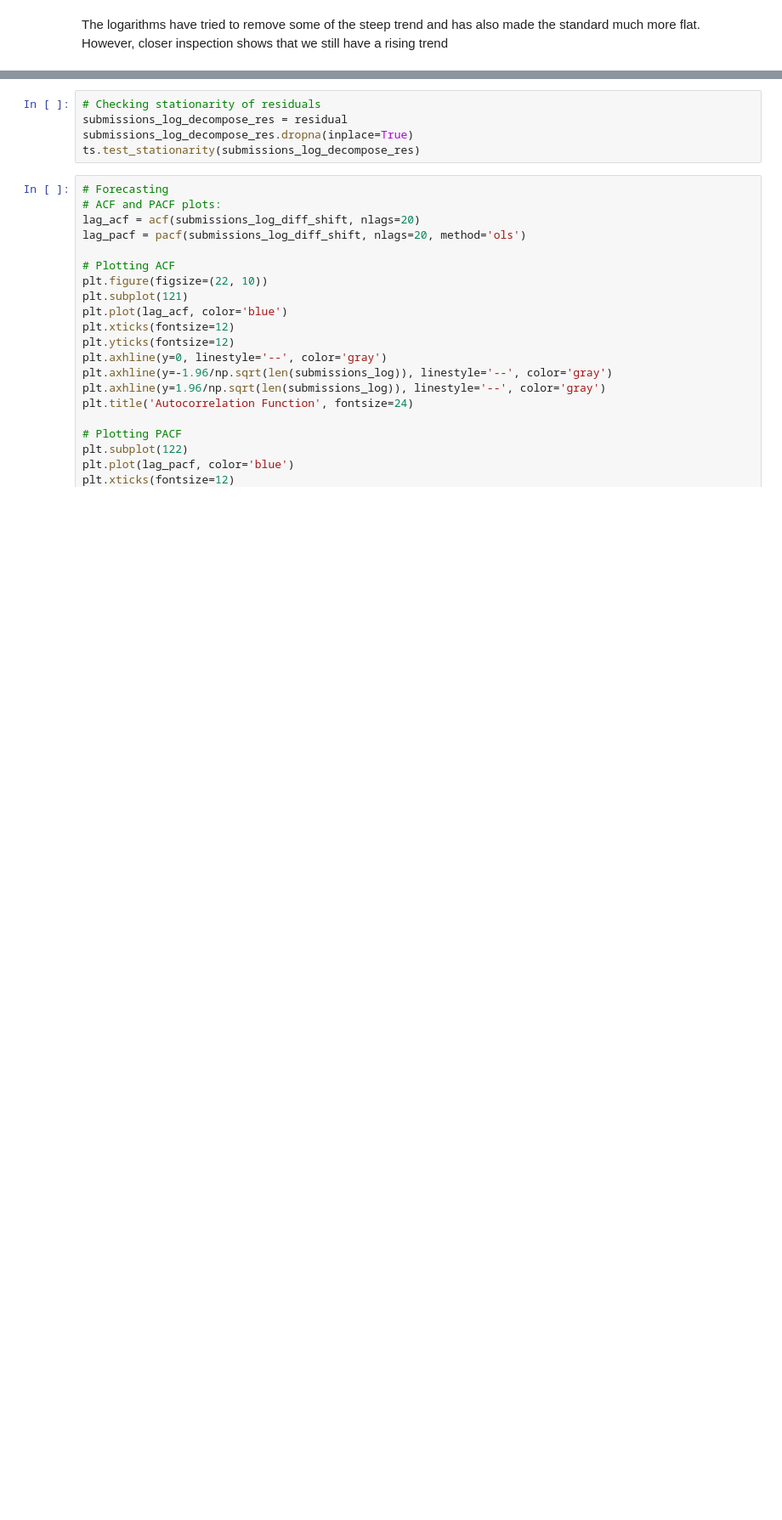
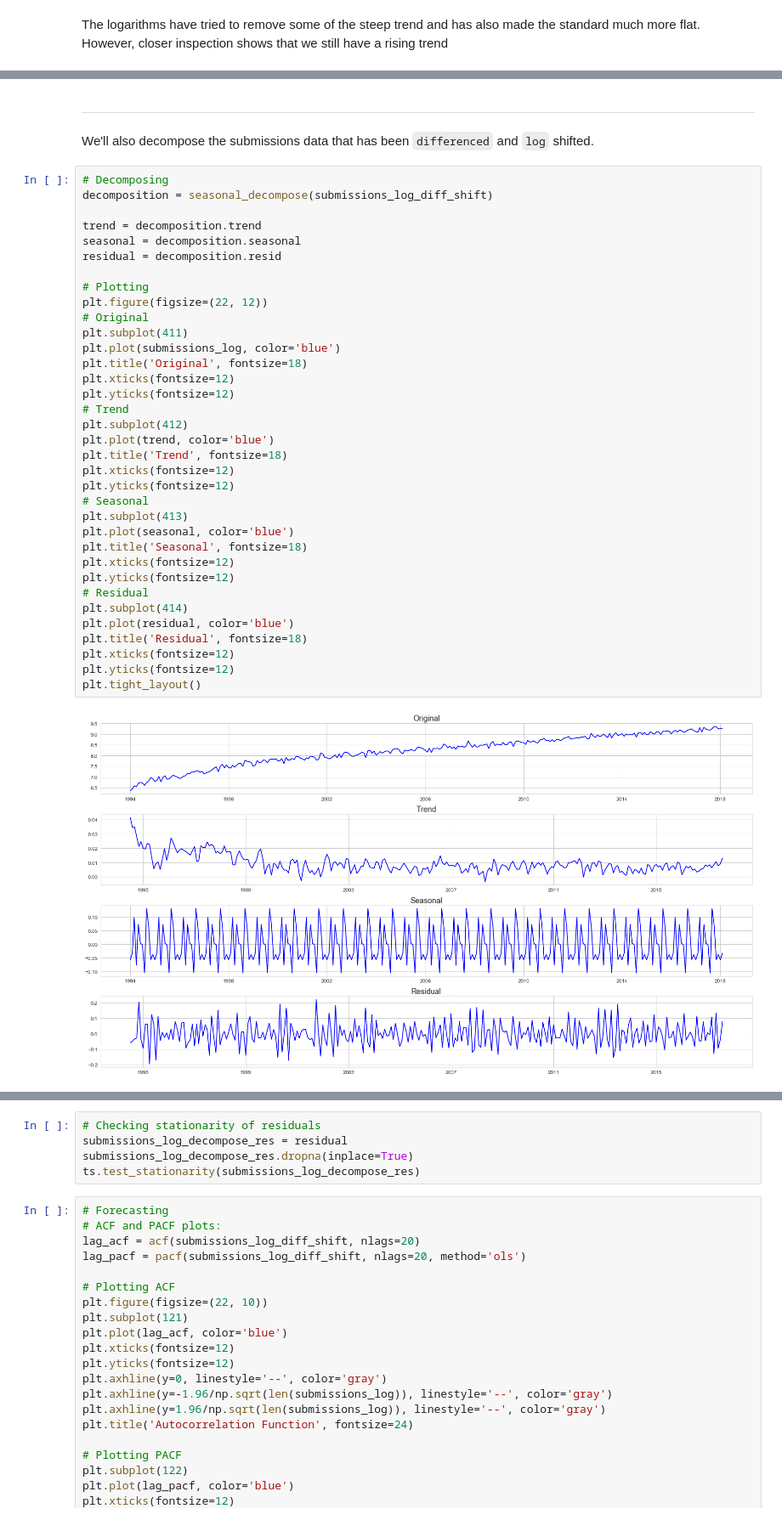
Before and after one commit to wildlyclassyprince/data-playground, a Jupyter notebook: arxiv/arxiv_monthly_submissions_and_downloads.ipynb, the cells around one changed output, grey strips where cells are left out. Shown at 85% size. Saved outputs shown, nothing was run; the diff lists cells and outputs as text; blank space fills up the shorter version.

```diff
--- a/arxiv/arxiv_monthly_submissions_and_downloads.ipynb
+++ b/arxiv/arxiv_monthly_submissions_and_downloads.ipynb
@@ -218,0 +304,41 @@ plt.tight_layout()
+# %% [markdown]
+***
+
+We'll also decompose the submissions data that has been `differenced` and `log` shifted.
+# %%
+# Decomposing
+decomposition = seasonal_decompose(submissions_log_diff_shift)
+
+trend = decomposition.trend
+seasonal = decomposition.seasonal
+residual = decomposition.resid
+
+# Plotting
+plt.figure(figsize=(22, 12))
+# Original
+plt.subplot(411)
+plt.plot(submissions_log, color='blue')
+plt.title('Original', fontsize=18)
+plt.xticks(fontsize=12)
+plt.yticks(fontsize=12)
+# Trend
+plt.subplot(412)
+plt.plot(trend, color='blue')
+plt.title('Trend', fontsize=18)
+plt.xticks(fontsize=12)
+plt.yticks(fontsize=12)
+# Seasonal
+plt.subplot(413)
+plt.plot(seasonal, color='blue')
+plt.title('Seasonal', fontsize=18)
+plt.xticks(fontsize=12)
+plt.yticks(fontsize=12)
+# Residual
+plt.subplot(414)
+plt.plot(residual, color='blue')
+plt.title('Residual', fontsize=18)
+plt.xticks(fontsize=12)
+plt.yticks(fontsize=12)
+plt.tight_layout()
+# %% [output]
+[figure, added]
```
Also changed, not shown: parts of 14 cells of this notebook.
